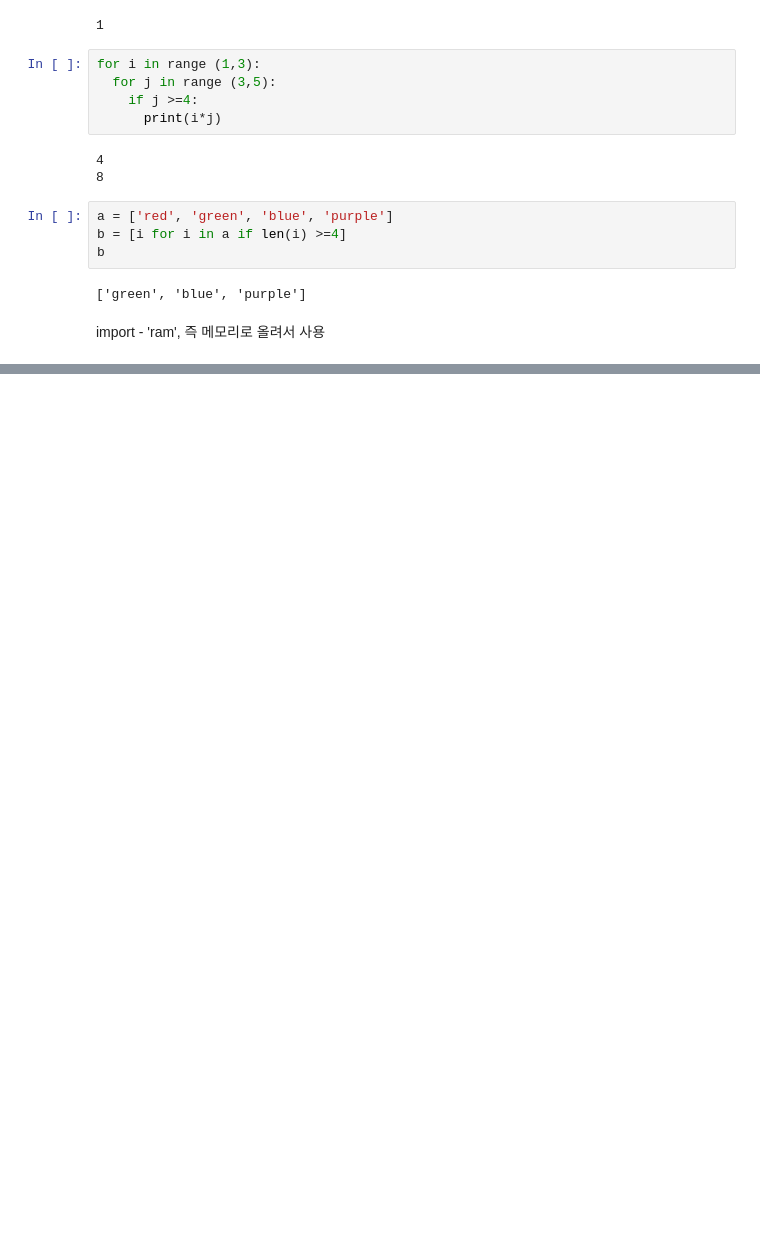
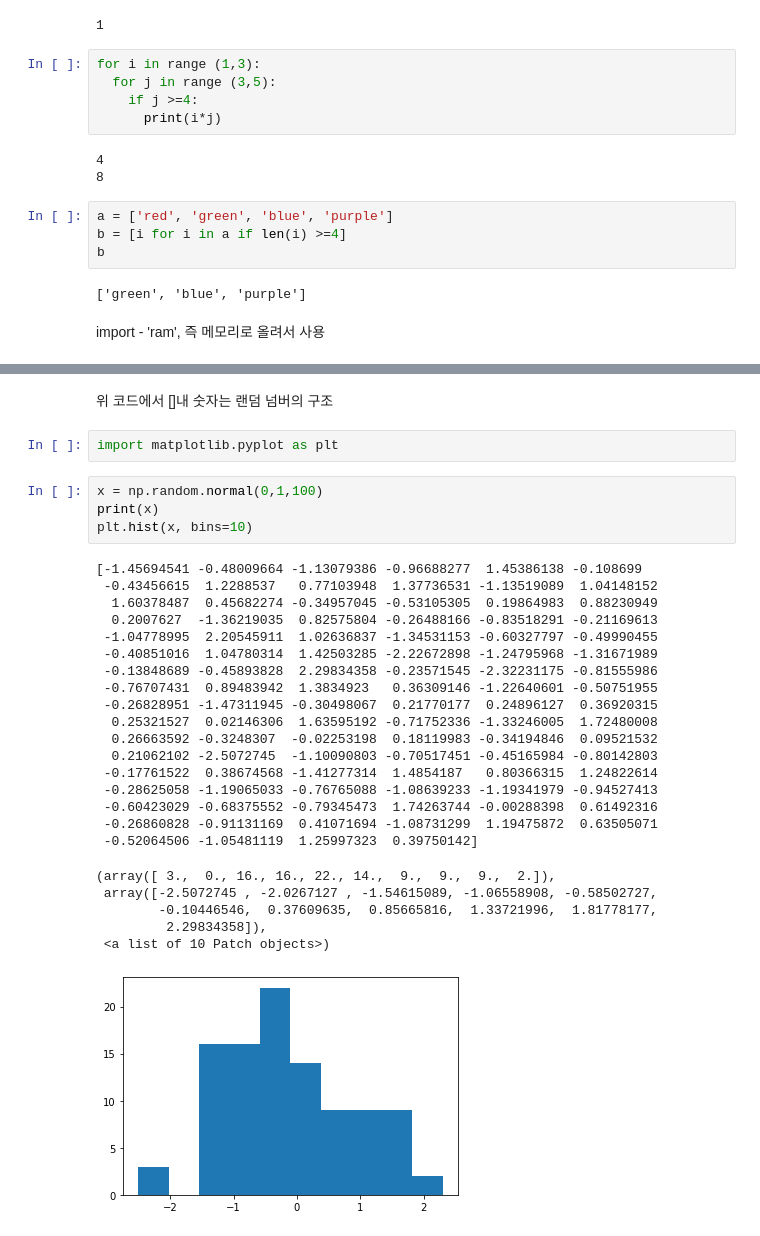
Before and after one commit to Svvpark0/class2022spring, a Jupyter notebook: 20220316.ipynb, the cells around one changed output, grey strips where cells are left out. Cells and saved outputs as stored; diff of their text form; blank space fills up the shorter version.

```diff
--- a/20220316.ipynb
+++ b/20220316.ipynb
@@ -64,0 +163,32 @@ matplotlib - pyplot - hist
+# %% [markdown]
+위 코드에서 []내 숫자는 랜덤 넘버의 구조
+# %%
+import matplotlib.pyplot as plt
+# %%
+x = np.random.normal(0,1,100)
+print(x)
+plt.hist(x, bins=10)
+# %% [output]
+[-1.45694541 -0.48009664 -1.13079386 -0.96688277  1.45386138 -0.108699
+ -0.43456615  1.2288537   0.77103948  1.37736531 -1.13519089  1.04148152
+  1.60378487  0.45682274 -0.34957045 -0.53105305  0.19864983  0.88230949
+  0.2007627  -1.36219035  0.82575804 -0.26488166 -0.83518291 -0.21169613
+ -1.04778995  2.20545911  1.02636837 -1.34531153 -0.60327797 -0.49990455
+ -0.40851016  1.04780314  1.42503285 -2.22672898 -1.24795968 -1.31671989
+ -0.13848689 -0.45893828  2.29834358 -0.23571545 -2.32231175 -0.81555986
+ -0.76707431  0.89483942  1.3834923   0.36309146 -1.22640601 -0.50751955
+ -0.26828951 -1.47311945 -0.30498067  0.21770177  0.24896127  0.36920315
+  0.25321527  0.02146306  1.63595192 -0.71752336 -1.33246005  1.72480008
+  0.26663592 -0.3248307  -0.02253198  0.18119983 -0.34194846  0.09521532
+  0.21062102 -2.5072745  -1.10090803 -0.70517451 -0.45165984 -0.80142803
+ -0.17761522  0.38674568 -1.41277314  1.4854187   0.80366315  1.24822614
+ -0.28625058 -1.19065033 -0.76765088 -1.08639233 -1.19341979 -0.94527413
+ -0.60423029 -0.68375552 -0.79345473  1.74263744 -0.00288398  0.61492316
+ -0.26860828 -0.91131169  0.41071694 -1.08731299  1.19475872  0.63505071
+ -0.52064506 -1.05481119  1.25997323  0.39750142]
+(array([ 3.,  0., 16., 16., 22., 14.,  9.,  9.,  9.,  2.]),
+ array([-2.5072745 , -2.0267127 , -1.54615089, -1.06558908, -0.58502727,
+        -0.10446546,  0.37609635,  0.85665816,  1.33721996,  1.81778177,
+         2.29834358]),
+ <a list of 10 Patch objects>)
+[figure, added]
```
Also changed, not shown: parts of 21 cells of this notebook.
